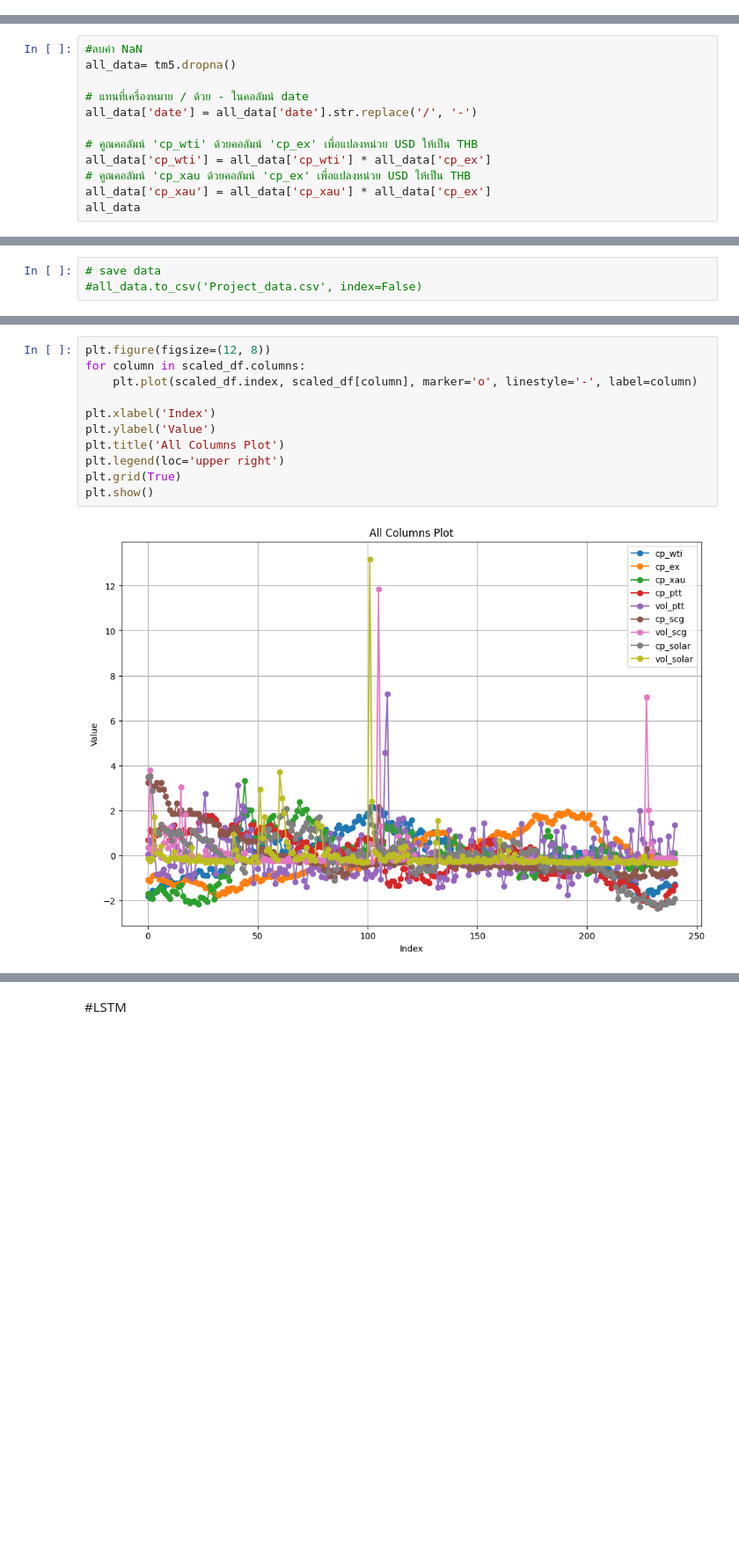
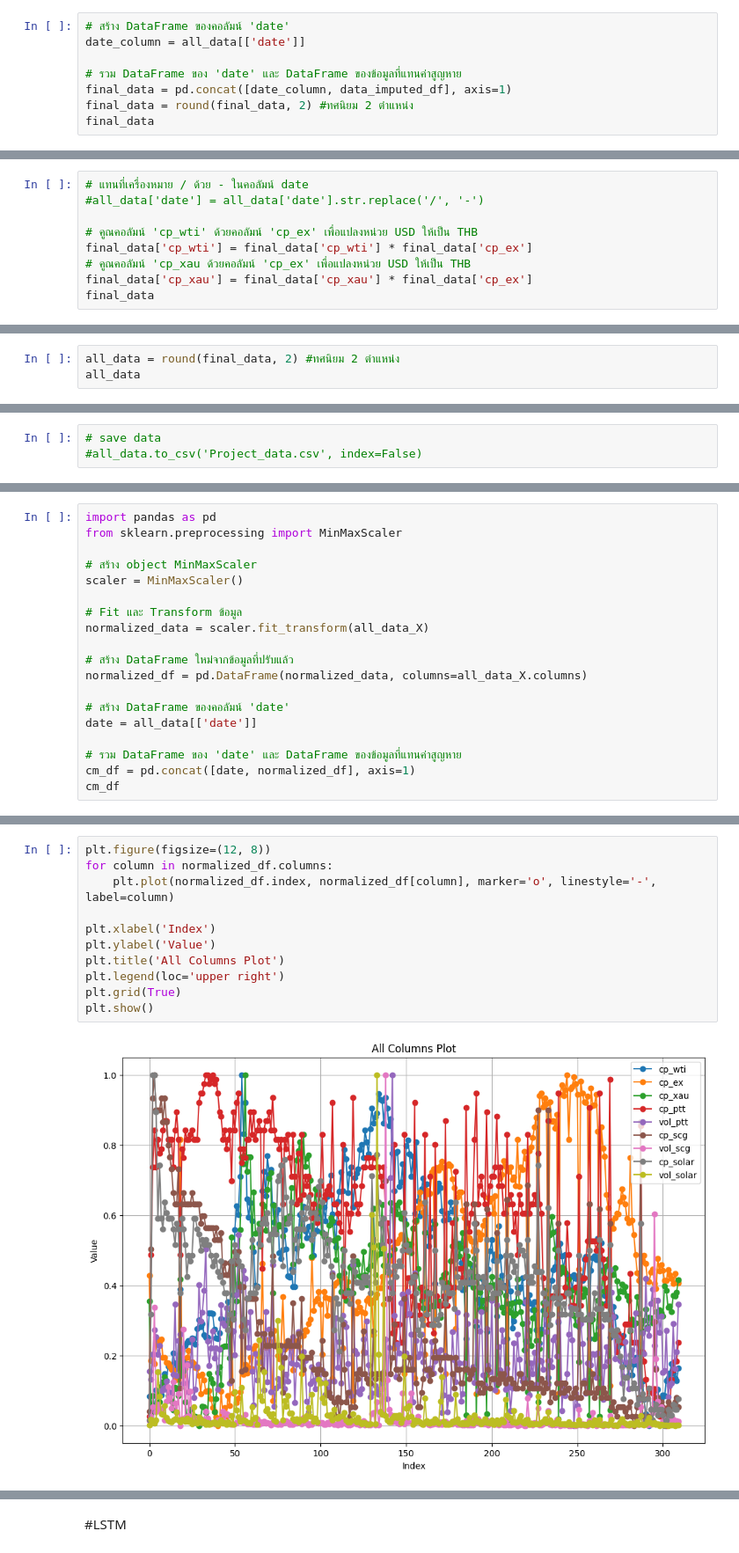
Before and after one commit to SAPUII/Project, a Jupyter notebook: LSTM.ipynb, the cells around one changed output, grey strips where cells are left out. Shown at 88% size. Saved outputs shown, nothing was run; the diff lists cells and outputs as text; blank space fills up the shorter version.

```diff
--- a/LSTM.ipynb
+++ b/LSTM.ipynb
@@ -430,0 +527,8 @@ dtype: bool
+# %%
+# สร้าง DataFrame ของคอลัมน์ 'date'
+date_column = all_data[['date']]
+
+# รวม DataFrame ของ 'date' และ DataFrame ของข้อมูลที่แทนค่าสูญหาย
+final_data = pd.concat([date_column, data_imputed_df], axis=1)
+final_data = round(final_data, 2) #ทศนิยม 2 ตำแหน่ง
+final_data
@@ -431,13 +563,10 @@ dtype: bool
 # %%
-#ลบค่า NaN
-all_data= tm5.dropna()
-
 # แทนที่เครื่องหมาย / ด้วย - ในคอลัมน์ date
-all_data['date'] = all_data['date'].str.replace('/', '-')
+#all_data['date'] = all_data['date'].str.replace('/', '-')
 
 # คูณคอลัมน์ 'cp_wti' ด้วยคอลัมน์ 'cp_ex' เพื่อแปลงหน่วย USD ให้เป็น THB
-all_data['cp_wti'] = all_data['cp_wti'] * all_data['cp_ex']
+final_data['cp_wti'] = final_data['cp_wti'] * final_data['cp_ex']
 # คูณคอลัมน์ 'cp_xau ด้วยคอลัมน์ 'cp_ex' เพื่อแปลงหน่วย USD ให้เป็น THB
-all_data['cp_xau'] = all_data['cp_xau'] * all_data['cp_ex']
-all_data
+final_data['cp_xau'] = final_data['cp_xau'] * final_data['cp_ex']
+final_data
 # %% [output]
@@ -471,0 +600,3 @@ See the caveats in the documentation: https://pandas.pydata.org/pandas-docs/stab
+# %%
+all_data = round(final_data, 2) #ทศนิยม 2 ตำแหน่ง
+all_data
@@ -493,0 +669,19 @@ all_data_X
+# %%
+import pandas as pd
+from sklearn.preprocessing import MinMaxScaler
+
+# สร้าง object MinMaxScaler
+scaler = MinMaxScaler()
+
+# Fit และ Transform ข้อมูล
+normalized_data = scaler.fit_transform(all_data_X)
+
+# สร้าง DataFrame ใหม่จากข้อมูลที่ปรับแล้ว
+normalized_df = pd.DataFrame(normalized_data, columns=all_data_X.columns)
+
+# สร้าง DataFrame ของคอลัมน์ 'date'
+date = all_data[['date']]
+
+# รวม DataFrame ของ 'date' และ DataFrame ของข้อมูลที่แทนค่าสูญหาย
+cm_df = pd.concat([date, normalized_df], axis=1)
+cm_df
@@ -547,13 +741,13 @@ plt.show()
 # %%
 plt.figure(figsize=(12, 8))
-for column in scaled_df.columns:
-    plt.plot(scaled_df.index, scaled_df[column], marker='o', linestyle='-', label=column)
+for column in normalized_df.columns:
+    plt.plot(normalized_df.index, normalized_df[column], marker='o', linestyle='-', label=column)
 
 plt.xlabel('Index')
 plt.ylabel('Value')
 plt.title('All Columns Plot')
 plt.legend(loc='upper right')
 plt.grid(True)
 plt.show()
 # %% [output]
-[figure, old version]
+[figure, new version]
```
Also changed, not shown: parts of 65 cells of this notebook.
